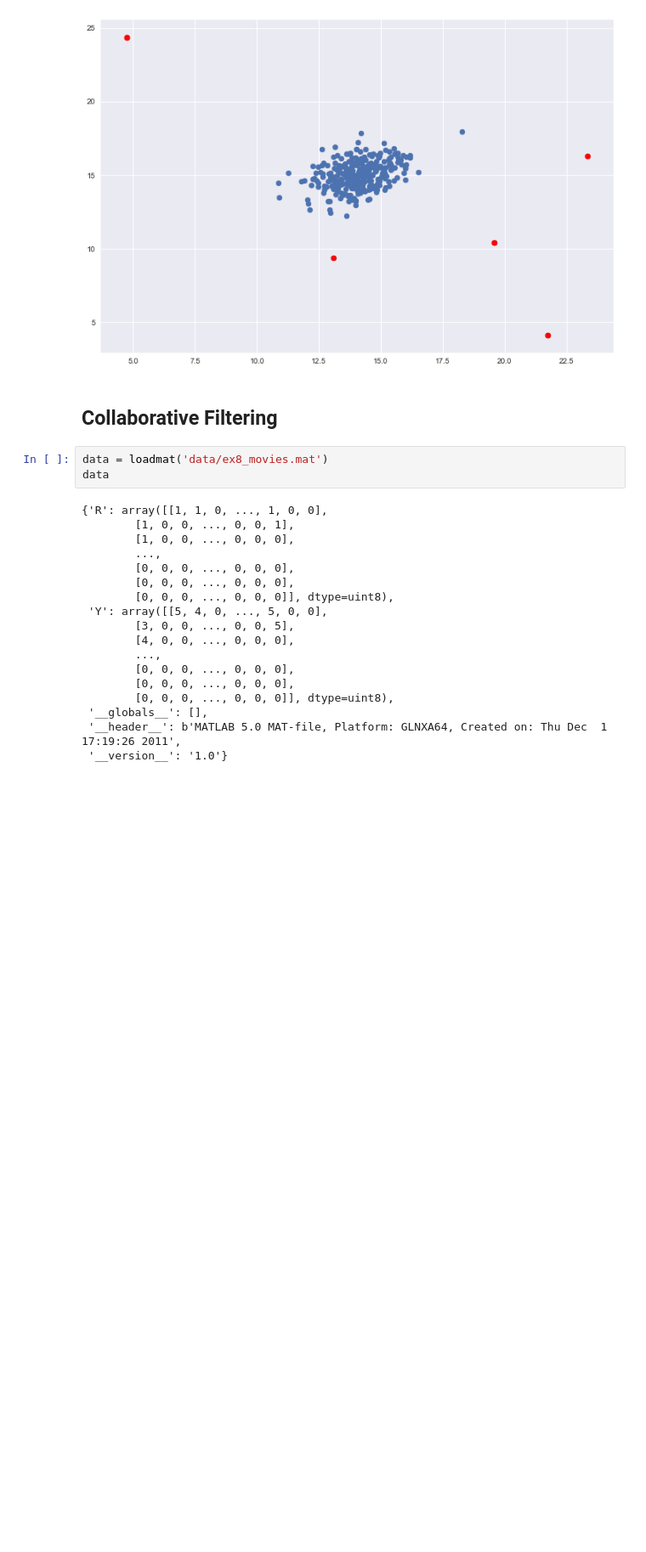
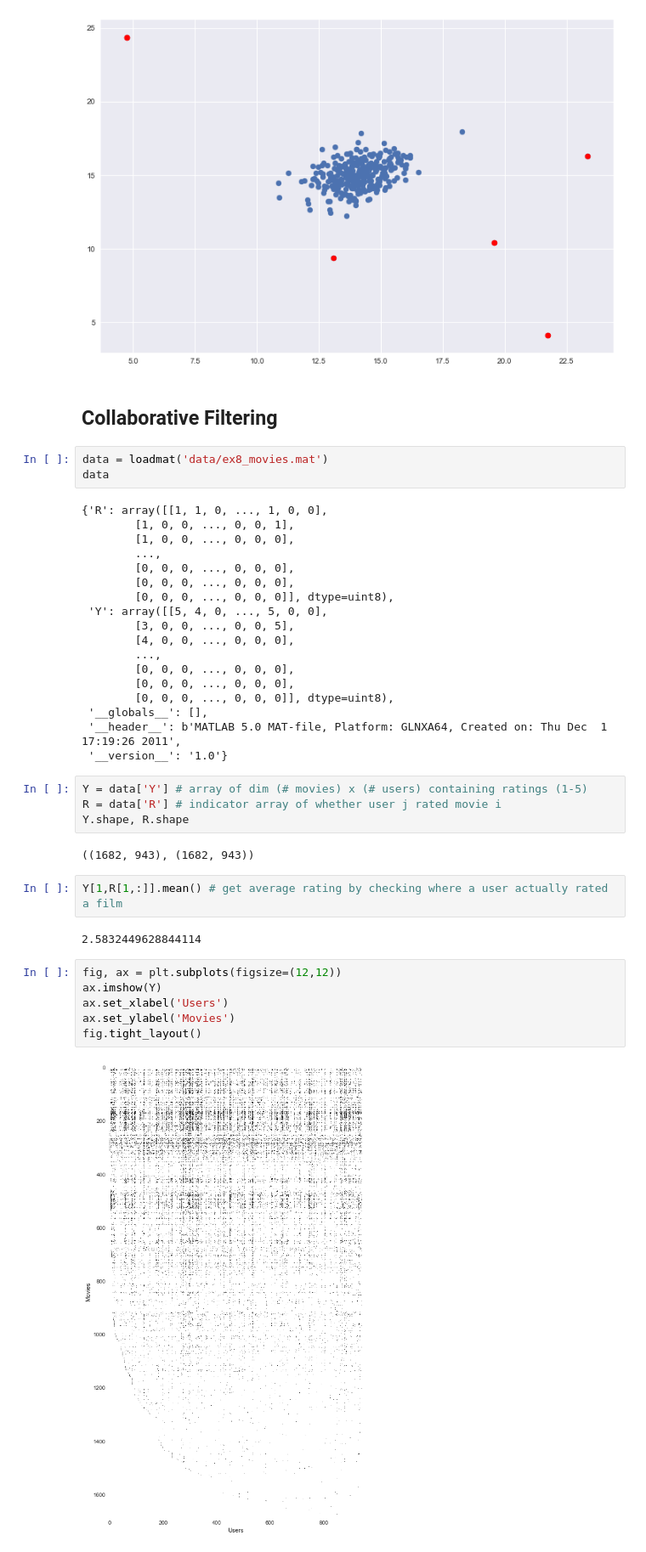
Before and after one commit to db7894/coursera-ml, a Jupyter notebook: ex8.ipynb, the cells around one changed output. Shown at 85% size. Cells and saved outputs as stored; diff of their text form; blank space fills up the shorter version.

Commit message:
visualize rating density

```diff
--- a/ex8.ipynb
+++ b/ex8.ipynb
@@ -129,3 +129,21 @@ data
  '__globals__': [],
  '__header__': b'MATLAB 5.0 MAT-file, Platform: GLNXA64, Created on: Thu Dec  1 17:19:26 2011',
  '__version__': '1.0'}
+# %%
+Y = data['Y'] # array of dim (# movies) x (# users) containing ratings (1-5)
+R = data['R'] # indicator array of whether user j rated movie i
+Y.shape, R.shape
+# %% [output]
+((1682, 943), (1682, 943))
+# %%
+Y[1,R[1,:]].mean() # get average rating by checking where a user actually rated a film
+# %% [output]
+2.5832449628844114
+# %%
+fig, ax = plt.subplots(figsize=(12,12))
+ax.imshow(Y)
+ax.set_xlabel('Users')
+ax.set_ylabel('Movies')
+fig.tight_layout()
+# %% [output]
+[figure, added]
```
